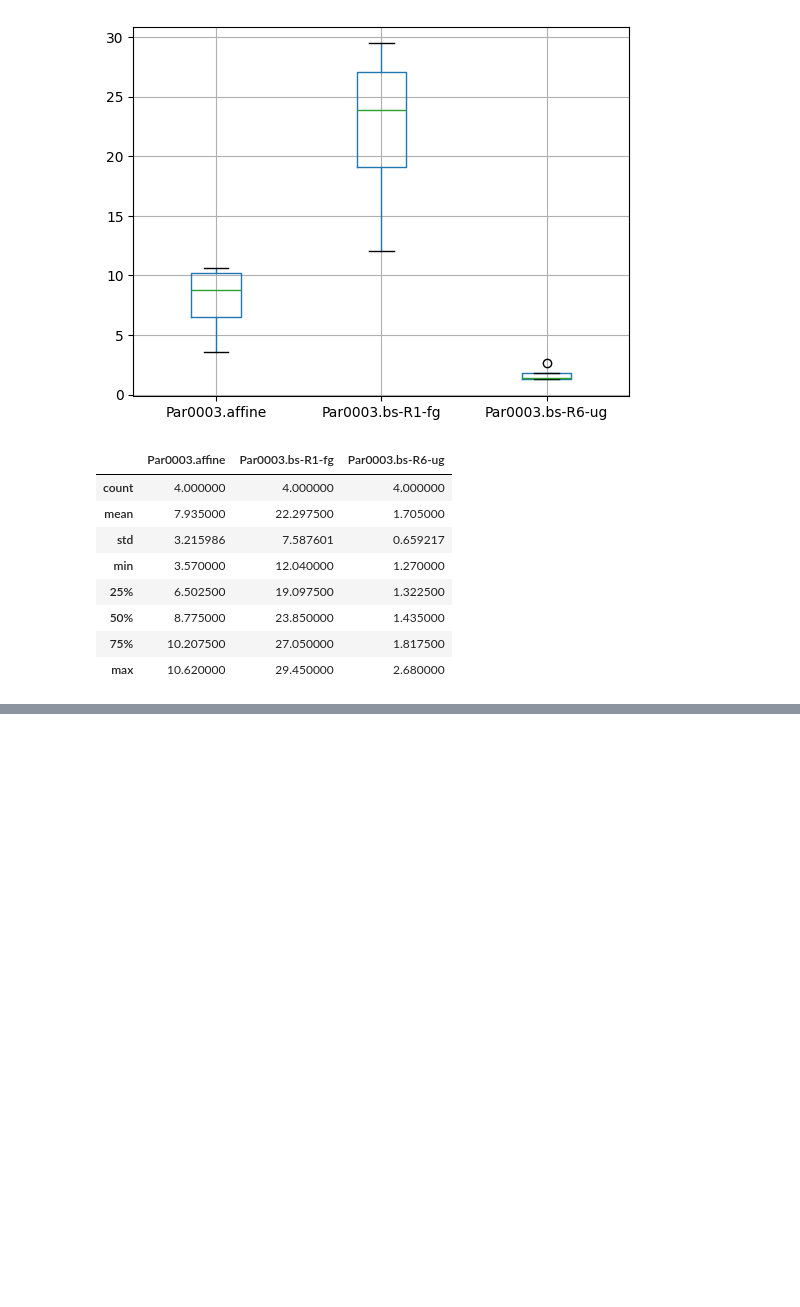
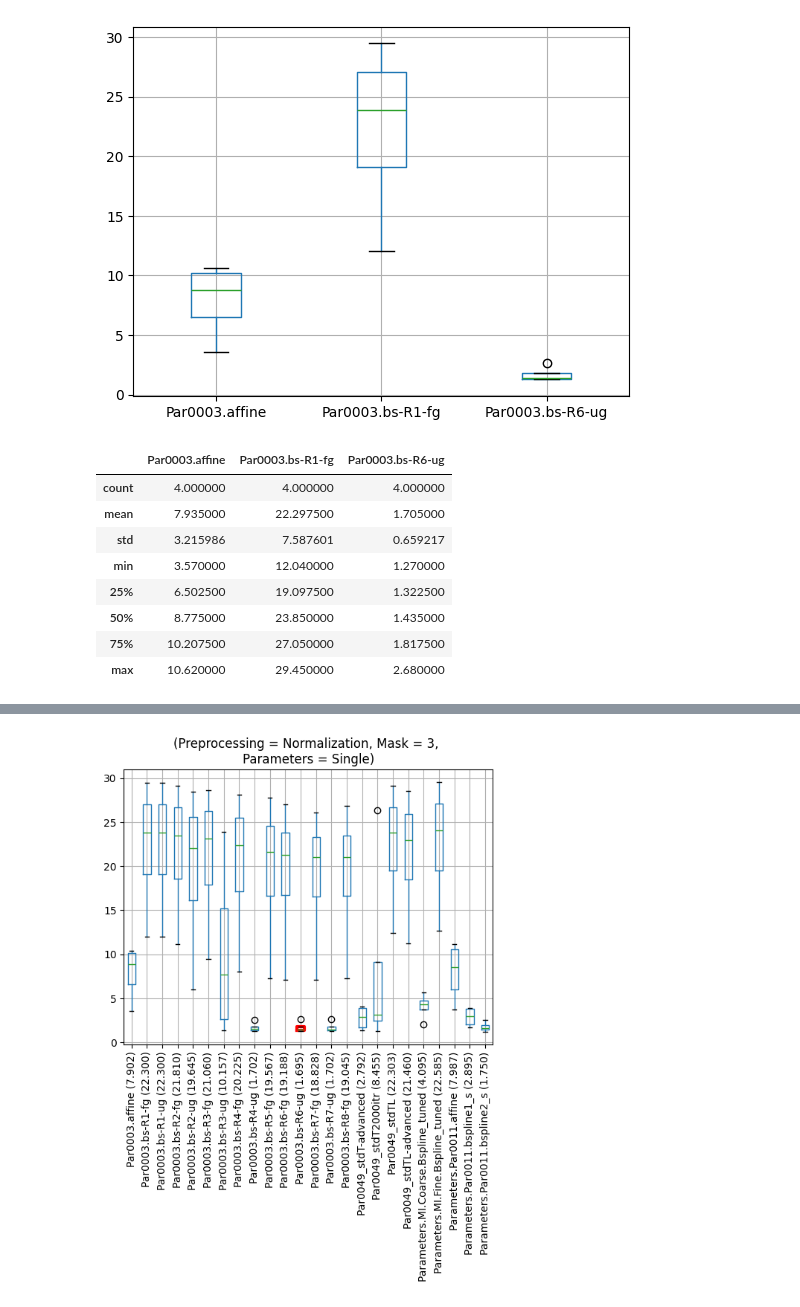
Before and after one commit to abdel-habib/COPDgene-CT-registration, a Jupyter notebook: notebooks/6_Plotting.ipynb, the cells around one changed output, grey strips where cells are left out. Cells and saved outputs as stored; diff of their text form; code cells hidden in the pictures; blank space fills up the shorter version.

```diff
--- a/notebooks/6_Plotting.ipynb
+++ b/notebooks/6_Plotting.ipynb
@@ -130,0 +170,10 @@ plot_boxplot(
+# %%
+# NoPreprocessing+UseMasks3+SingleParamFile
+experiment_name = 'Normalization+UseMasks3+SingleParamFile'
+plot_boxplot(
+    experiment_name,
+    '../output/',
+    exclude=['Parameters.MI.RP.Bspline_tuned', 'Par0003.bs-R8-ug'],
+    title = "(Preprocessing = Normalization, Mask = 3, \nParameters = Single)")
+# %% [output]
+[figure, added]
```
Also changed, not shown: parts of 6 cells of this notebook, 6 other files.
